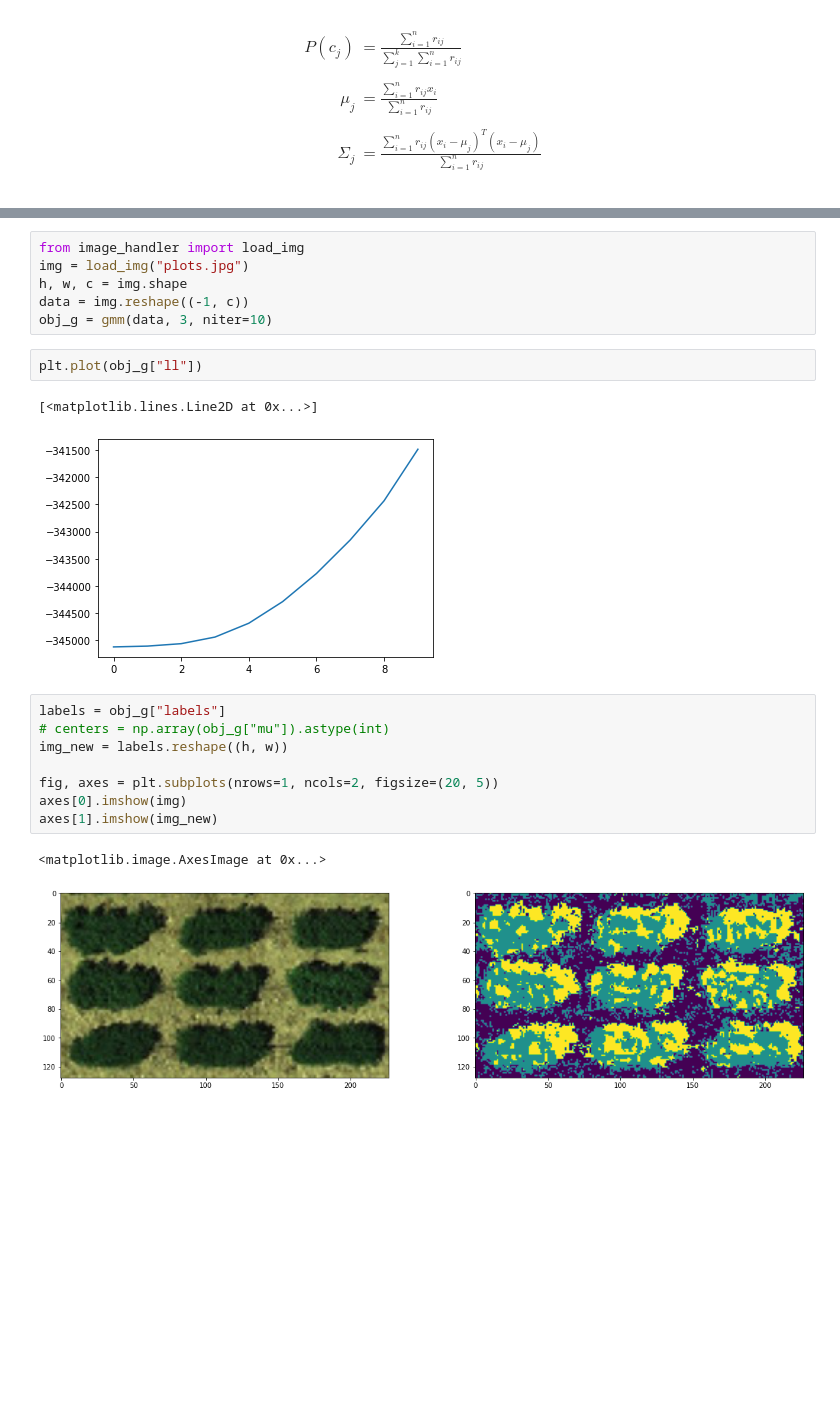
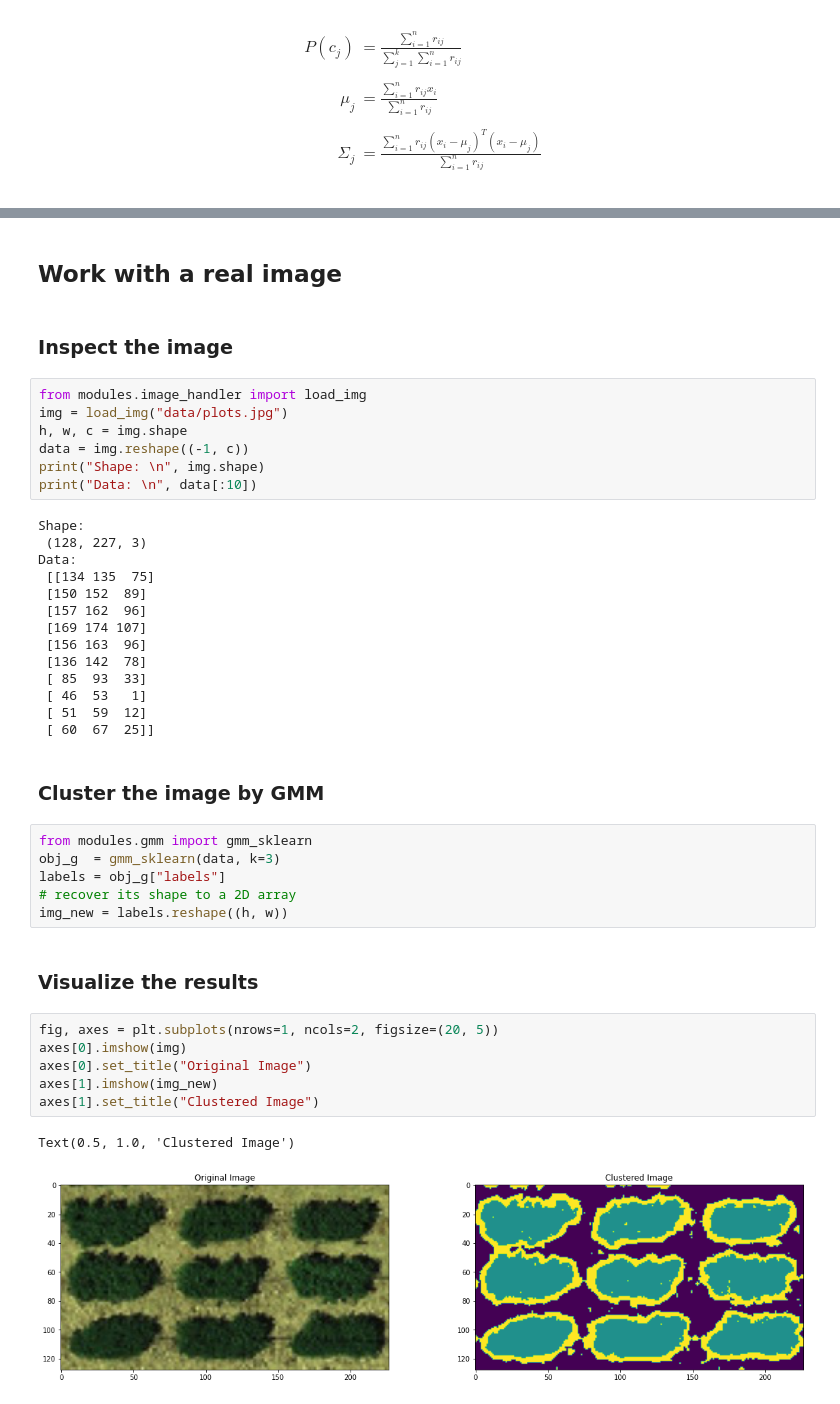
Before and after one commit to Niche-Squad/intro_to_phenomics, a Jupyter notebook: l04_gmm.ipynb, the cells around one changed output, grey strips where cells are left out. Saved outputs shown, nothing was run; the diff lists cells and outputs as text; blank space fills up the shorter version.

```diff
--- a/l04_gmm.ipynb
+++ b/l04_gmm.ipynb
@@ -301,22 +407,44 @@ axes[1].legend()
+# %% [markdown]
+## **Work with a real image**
+# %% [markdown]
+### Inspect the image
 # %%
-from image_handler import load_img
-img = load_img("plots.jpg")
+from modules.image_handler import load_img
+img = load_img("data/plots.jpg")
 h, w, c = img.shape
 data = img.reshape((-1, c))
-obj_g = gmm(data, 3, niter=10)
+print("Shape: \n", img.shape)
+print("Data: \n", data[:10])
+# %% [output]
+Shape:
+ (128, 227, 3)
+Data:
+ [[134 135  75]
+ [150 152  89]
+ [157 162  96]
+ [169 174 107]
+ [156 163  96]
+ [136 142  78]
+ [ 85  93  33]
+ [ 46  53   1]
+ [ 51  59  12]
+ [ 60  67  25]]
-# %%
-plt.plot(obj_g["ll"])
-# %% [output]
-[<matplotlib.lines.Line2D at 0x...>]
-[figure, removed]
+# %% [markdown]
+### Cluster the image by GMM
+# %%
+from modules.gmm import gmm_sklearn
+obj_g  = gmm_sklearn(data, k=3)
+labels = obj_g["labels"]
+# recover its shape to a 2D array
+img_new = labels.reshape((h, w))
+# %% [markdown]
+### Visualize the results
 # %%
-labels = obj_g["labels"]
-# centers = np.array(obj_g["mu"]).astype(int)
-img_new = labels.reshape((h, w))
-
 fig, axes = plt.subplots(nrows=1, ncols=2, figsize=(20, 5))
 axes[0].imshow(img)
+axes[0].set_title("Original Image")
 axes[1].imshow(img_new)
+axes[1].set_title("Clustered Image")
 # %% [output]
-<matplotlib.image.AxesImage at 0x...>
+Text(0.5, 1.0, 'Clustered Image')
-[figure, old version]
+[figure, new version]
```
Also changed, not shown: parts of 31 cells of this notebook, 2 other files.
